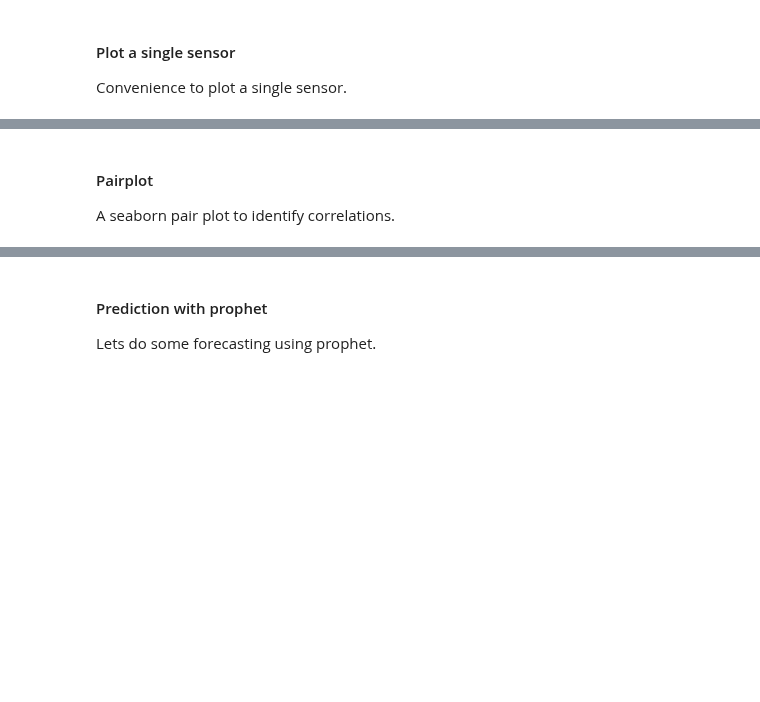
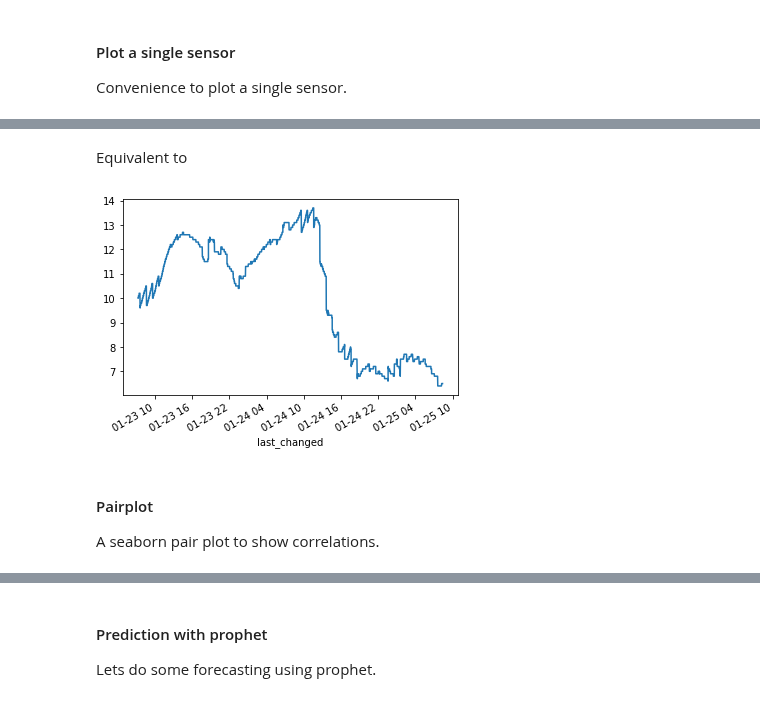
Before and after one commit to robmarkcole/HASS-data-detective, a Jupyter notebook: Usage of detective.ipynb, the cells around one changed output, grey strips where cells are left out. Saved outputs shown, nothing was run; the diff lists cells and outputs as text; code cells hidden in the pictures; blank space fills up the shorter version.

```diff
--- a/Usage of detective.ipynb
+++ b/Usage of detective.ipynb
@@ -64,6 +100,12 @@ parser.plot_sensor(sensor)
+# %% [markdown]
+Equivalent to
+# %%
+sensors_df[sensor].plot();
+# %% [output]
+[figure, added]
 # %% [markdown]
 #### Pairplot
-A seaborn pair plot to identify correlations.
+A seaborn pair plot to show correlations.
 # %%
 parser.sensor_pairplot(['sensor.living_room_temperature',
                         'sensor.bedroom_temperature',
```
Also changed, not shown: parts of 21 cells of this notebook, 2 other files.
